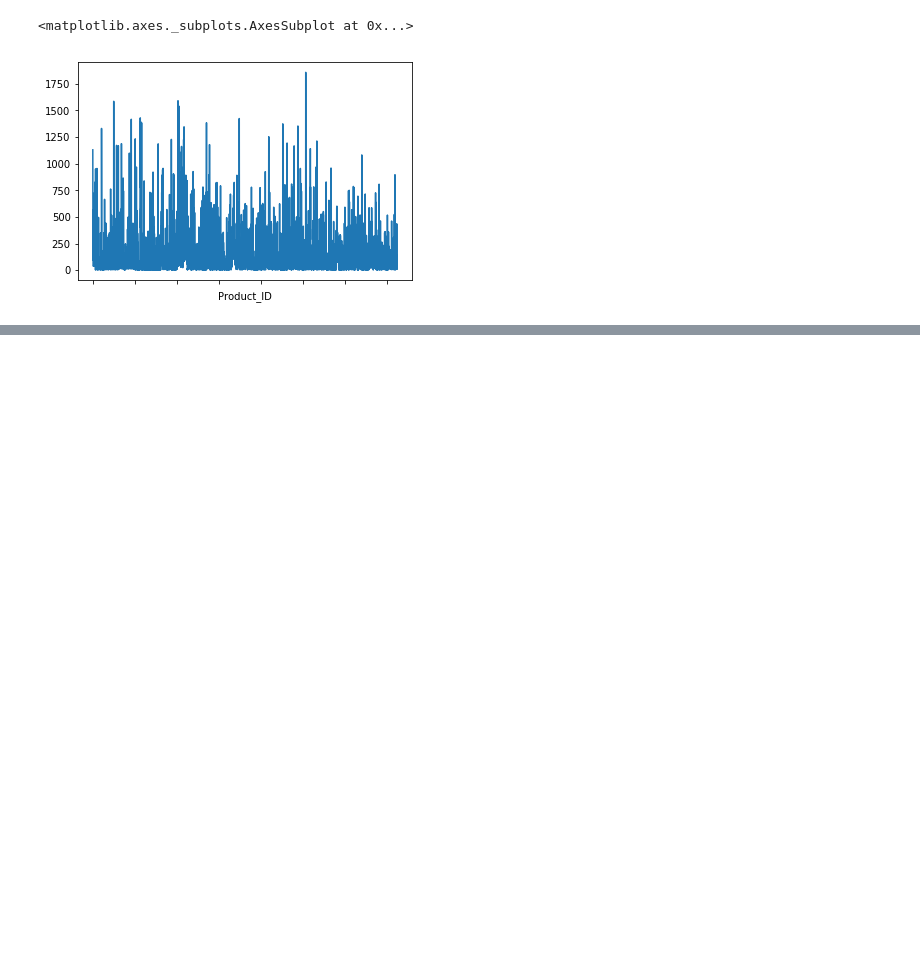
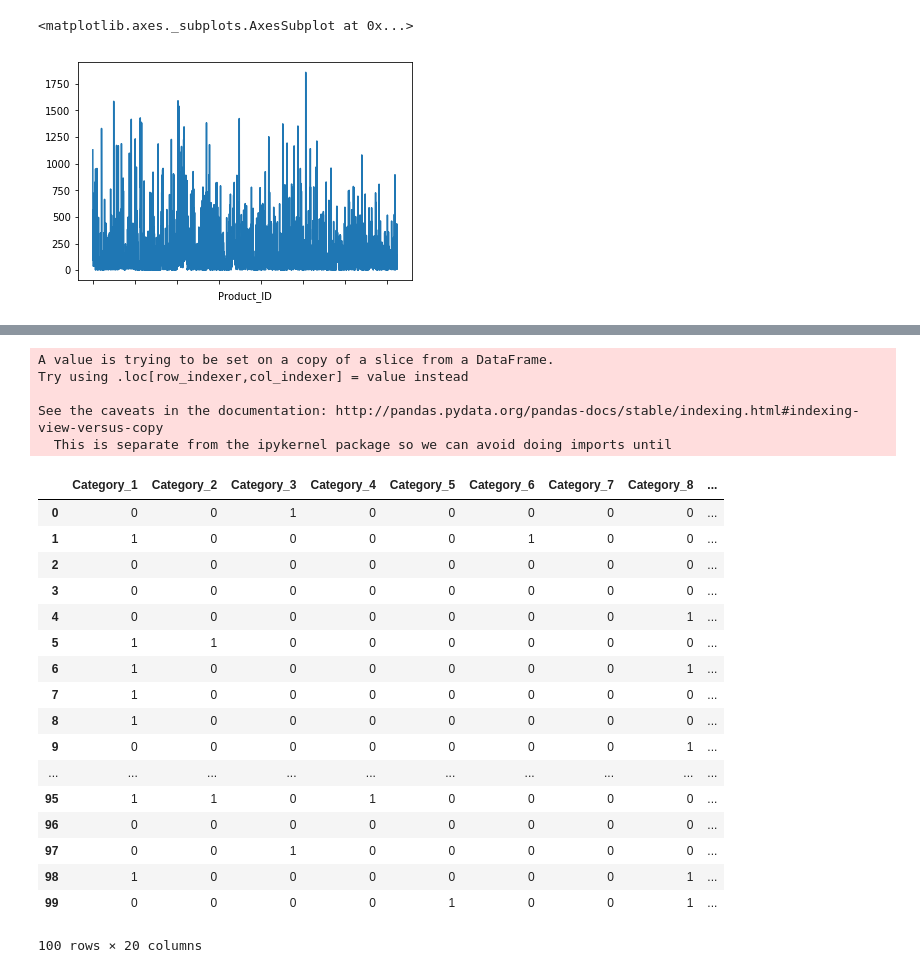
Before and after one commit to Paz4/PythonAnalyzeOfBlackFriday, a Jupyter notebook: BlackFridayAnalysisProject/Analyze of Product_Categories.ipynb, the cells around one changed output, grey strips where cells are left out. Cells and saved outputs as stored; diff of their text form; code cells hidden in the pictures; blank space fills up the shorter version.

```diff
--- a/BlackFridayAnalysisProject/Analyze of Product_Categories.ipynb
+++ b/BlackFridayAnalysisProject/Analyze of Product_Categories.ipynb
@@ -165,0 +359,31 @@ prod_price.plot()
+# %%
+# make predictions on the enumerated dataset
+
+dummies6['Predict_Purchase'] = result.predict(dummies6[train_cols])
+# %% [output]
+A value is trying to be set on a copy of a slice from a DataFrame.
+Try using .loc[row_indexer,col_indexer] = value instead
+
+See the caveats in the documentation: http://pandas.pydata.org/pandas-docs/stable/indexing.html#indexing-view-versus-copy
+  This is separate from the ipykernel package so we can avoid doing imports until
+# %%
+dummies6.head(100)
+# %% [output]
+|  | Category_1 | Category_2 | Category_3 | Category_4 | Category_5 | Category_6 | Category_7 | Category_8 | ... |
+| 0 | 0 | 0 | 1 | 0 | 0 | 0 | 0 | 0 | ... |
+| 1 | 1 | 0 | 0 | 0 | 0 | 1 | 0 | 0 | ... |
+| 2 | 0 | 0 | 0 | 0 | 0 | 0 | 0 | 0 | ... |
+| 3 | 0 | 0 | 0 | 0 | 0 | 0 | 0 | 0 | ... |
+| 4 | 0 | 0 | 0 | 0 | 0 | 0 | 0 | 1 | ... |
+| 5 | 1 | 1 | 0 | 0 | 0 | 0 | 0 | 0 | ... |
+| 6 | 1 | 0 | 0 | 0 | 0 | 0 | 0 | 1 | ... |
+| 7 | 1 | 0 | 0 | 0 | 0 | 0 | 0 | 0 | ... |
+| 8 | 1 | 0 | 0 | 0 | 0 | 0 | 0 | 0 | ... |
+| 9 | 0 | 0 | 0 | 0 | 0 | 0 | 0 | 1 | ... |
+| ... | ... | ... | ... | ... | ... | ... | ... | ... | ... |
+| 95 | 1 | 1 | 0 | 1 | 0 | 0 | 0 | 0 | ... |
+| 96 | 0 | 0 | 0 | 0 | 0 | 0 | 0 | 0 | ... |
+| 97 | 0 | 0 | 1 | 0 | 0 | 0 | 0 | 0 | ... |
+| 98 | 1 | 0 | 0 | 0 | 0 | 0 | 0 | 1 | ... |
+| 99 | 0 | 0 | 0 | 0 | 1 | 0 | 0 | 1 | ... |
+100 rows × 20 columns
```
Also changed, not shown: parts of 20 cells of this notebook.
